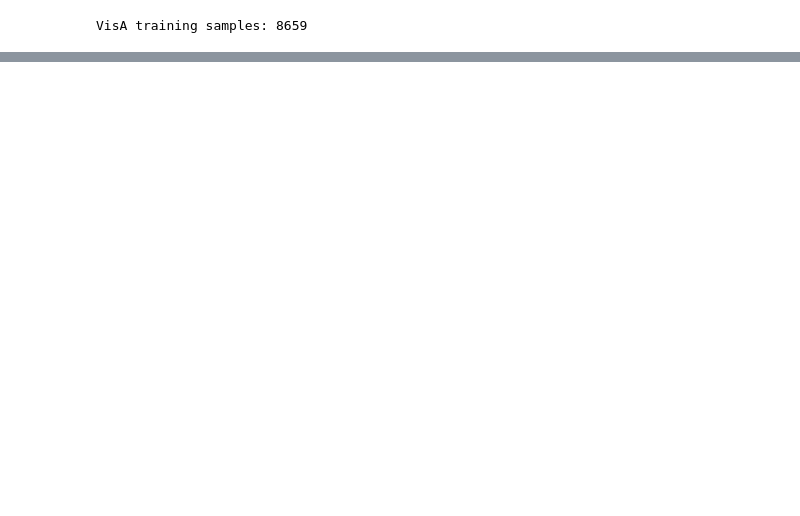
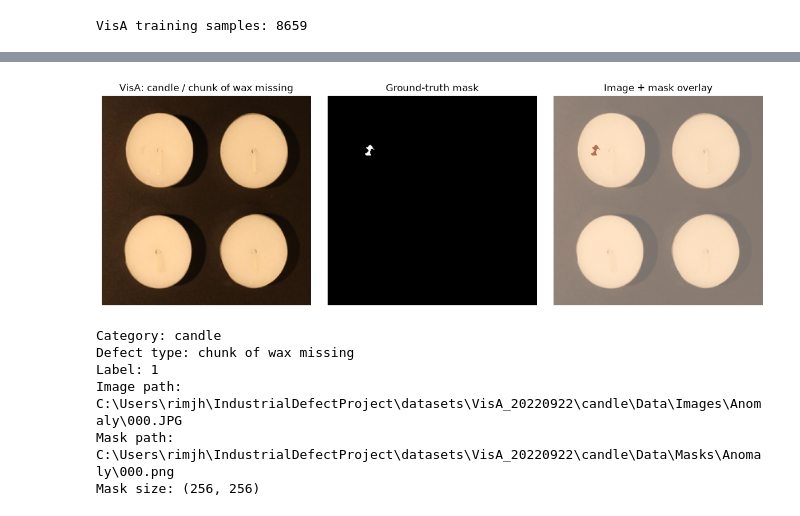
Before and after one commit to EktaBhardwaj7/Project_Defect_Detection, a Jupyter notebook: notebooks/06_test_dataloader.ipynb, the cells around one changed output, grey strips where cells are left out. Drawn from its saved outputs; the diff is of its cells as text; code cells hidden in the pictures; blank space fills up the shorter version.

```diff
--- a/notebooks/06_test_dataloader.ipynb
+++ b/notebooks/06_test_dataloader.ipynb
@@ -233,0 +422,16 @@ Categories: ['candle', 'cashew', 'fryum', 'pipe_fryum', 'candle', 'pcb3', 'pcb3'
+# %%
+
+from pathlib import Path
+import pandas as pd
+
+PROJECT_ROOT = Path(r"C:\Users\rimjh\IndustrialDefectProject")
+visa_metadata_path = PROJECT_ROOT / "metadata" / "visa_metadata.csv"
+
+visa_df = pd.read_csv(visa_metadata_path)
+
+print("Columns:", visa_df.columns.tolist())
+
+for col in ["split", "label", "category", "image_path", "mask_path"]:
+    if col in visa_df.columns:
+        print(f"\n{col}:")
+        print(visa_df[col].value_counts(dropna=False).head(10))
@@ -233,0 +456,60 @@ Categories: ['candle', 'cashew', 'fryum', 'pipe_fryum', 'candle', 'pcb3', 'pcb3'
+# %%
+
+from pathlib import Path
+from PIL import Image
+import matplotlib.pyplot as plt
+
+# Select one defective test sample
+row = visa_df[
+    (visa_df["split"] == "test") &
+    (visa_df["label"] == 1)
+].iloc[0]
+
+# Resolve paths relative to the project folder
+image_path = Path(row["image_path"])
+mask_path = Path(row["mask_path"])
+
+if not image_path.is_absolute():
+    image_path = PROJECT_ROOT / image_path
+if not mask_path.is_absolute():
+    mask_path = PROJECT_ROOT / mask_path
+
+# Load and resize one image and its mask
+image = Image.open(image_path).convert("RGB").resize((256, 256))
+mask = Image.open(mask_path).convert("L").resize(
+    (256, 256), Image.Resampling.NEAREST
+)
+
+# Display image, mask, and overlay
+fig, axes = plt.subplots(1, 3, figsize=(12, 4))
+
+axes[0].imshow(image)
+axes[0].set_title(f"VisA: {row['category']} / {row['defect_type']}")
+
+axes[1].imshow(mask, cmap="gray")
+axes[1].set_title("Ground-truth mask")
+
+axes[2].imshow(image)
+axes[2].imshow(mask, cmap="Reds", alpha=0.45)
+axes[2].set_title("Image + mask overlay")
+
+for ax in axes:
+    ax.axis("off")
+
+plt.tight_layout()
+plt.show()
+
+print("Category:", row["category"])
+print("Defect type:", row["defect_type"])
+print("Label:", row["label"])
+print("Image path:", image_path)
+print("Mask path:", mask_path)
+print("Mask size:", mask.size)
+# %% [output]
+[figure, added]
+Category: candle
+Defect type: chunk of wax missing
+Label: 1
+Image path: C:\Users\rimjh\IndustrialDefectProject\datasets\VisA_20220922\candle\Data\Images\Anomaly\000.JPG
+Mask path: C:\Users\rimjh\IndustrialDefectProject\datasets\VisA_20220922\candle\Data\Masks\Anomaly\000.png
+Mask size: (256, 256)
```
Also changed, not shown: parts of 24 cells of this notebook, 1 other file.
